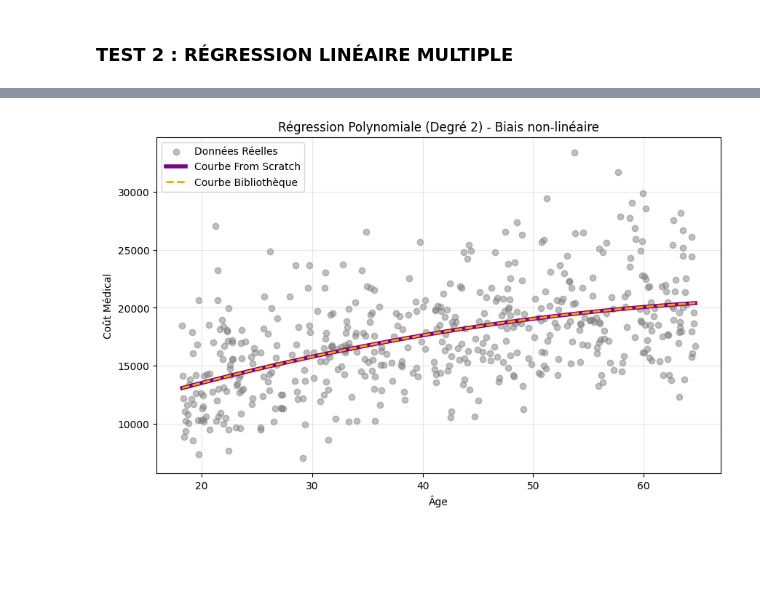
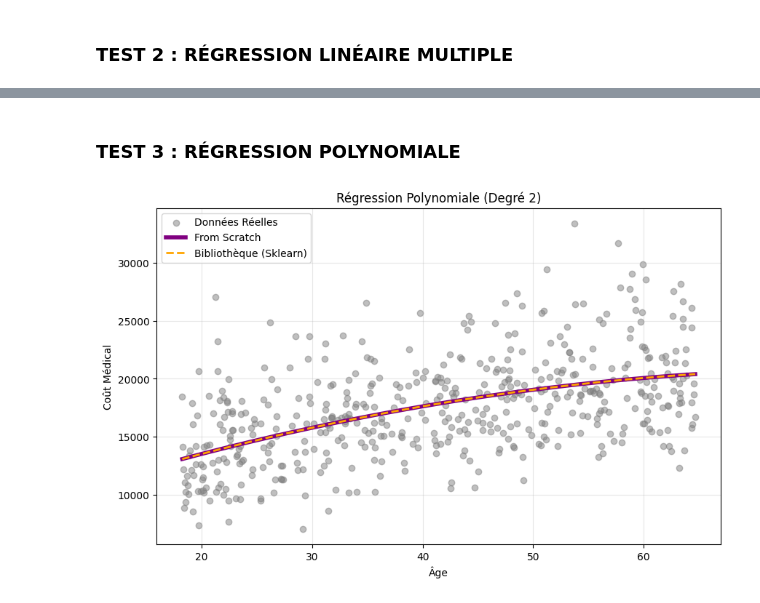
Before and after one commit to MasterGLCC/machine-learning-PunchArm255, a Jupyter notebook: regression_mnassiri.ipynb, the cells around one changed output, grey strips where cells are left out. Cells and saved outputs as stored; diff of their text form; code cells hidden in the pictures; blank space fills up the shorter version.

```diff
--- a/regression_mnassiri.ipynb
+++ b/regression_mnassiri.ipynb
@@ -132,36 +249,35 @@ plt.show()
-# %%
-# ==========================================
-# Objectif : Permettre à la droite de se courber en ajoutant des variables au carré
-# ==========================================
-
-# 1. Préparation manuelle des données (Ajout de la colonne Age^2)
-X_poly_scratch = np.c_[X_simple, X_simple**2]
-model_poly = RegressionFromScratch()
-model_poly.fit(X_poly_scratch, y)
-
-# 2. Préparation via la bibliothèque Scikit-Learn (PolynomialFeatures)
-poly_feats = PolynomialFeatures(degree=2, include_bias=False)
-X_poly_sk = poly_feats.fit_transform(X_simple)
-sk_poly = LinearRegression().fit(X_poly_sk, y)
-
-# 3. Création des lignes de tracé courbées
-X_plot_poly = np.c_[X_plot, X_plot**2]
-X_plot_poly_sk = poly_feats.transform(X_plot)
-
-# 4. Visualisation
-plt.figure(figsize=(10, 6))
-plt.scatter(X_simple, y, color='gray', alpha=0.5, label='Données Réelles')
-
-# Affichage de notre courbe mathématique
-plt.plot(X_plot, model_poly.predict(X_plot_poly), color='purple', linewidth=4, label='Courbe From Scratch')
-# Affichage de la courbe Scikit-Learn
-plt.plot(X_plot, sk_poly.predict(X_plot_poly_sk), color='orange', linestyle='dashed', linewidth=2, label='Courbe Bibliothèque')
-
-plt.title('Régression Polynomiale (Degré 2) - Biais non-linéaire')
-plt.xlabel('Âge')
-plt.ylabel('Coût Médical')
-plt.legend()
-plt.grid(True, alpha=0.3)
-plt.show()
-# %% [output]
-[figure, removed]
+# %% [markdown]
+### TEST 3 : RÉGRESSION POLYNOMIALE
+# %%
+# ==========================================
+# Objectif : Modéliser une relation non-linéaire entre l'âge et le coût
+# ==========================================
+
+# 1. Créer les variables polynomiales manuellement (degré 2)
+X_poly_scratch = np.c_[X_simple, X_simple**2]
+model_poly = RegressionFromScratch()
+model_poly.fit(X_poly_scratch, y)
+
+# 2. Utiliser Scikit-Learn pour les mêmes variables polynomiales
+poly_feats = PolynomialFeatures(degree=2, include_bias=False)
+X_poly_sk = poly_feats.fit_transform(X_simple)
+sk_poly = LinearRegression().fit(X_poly_sk, y)
+
+# 3. Prédictions sur une ligne continue
+X_plot_poly = np.c_[X_plot, X_plot**2]
+X_plot_poly_sk = poly_feats.transform(X_plot)
+
+# 4. Visualisation
+plt.figure(figsize=(10, 6))
+plt.scatter(X_simple, y, color='gray', alpha=0.5, label='Données Réelles')
+plt.plot(X_plot, model_poly.predict(X_plot_poly), color='purple', linewidth=4, label='From Scratch')
+plt.plot(X_plot, sk_poly.predict(X_plot_poly_sk), color='orange', linestyle='dashed', linewidth=2, label='Bibliothèque (Sklearn)')
+
+plt.title('Régression Polynomiale (Degré 2)')
+plt.xlabel('Âge')
+plt.ylabel('Coût Médical')
+plt.legend()
+plt.grid(True, alpha=0.3)
+plt.show()
+# %% [output]
+[figure, added]
```
Also changed, not shown: parts of 14 cells of this notebook.
